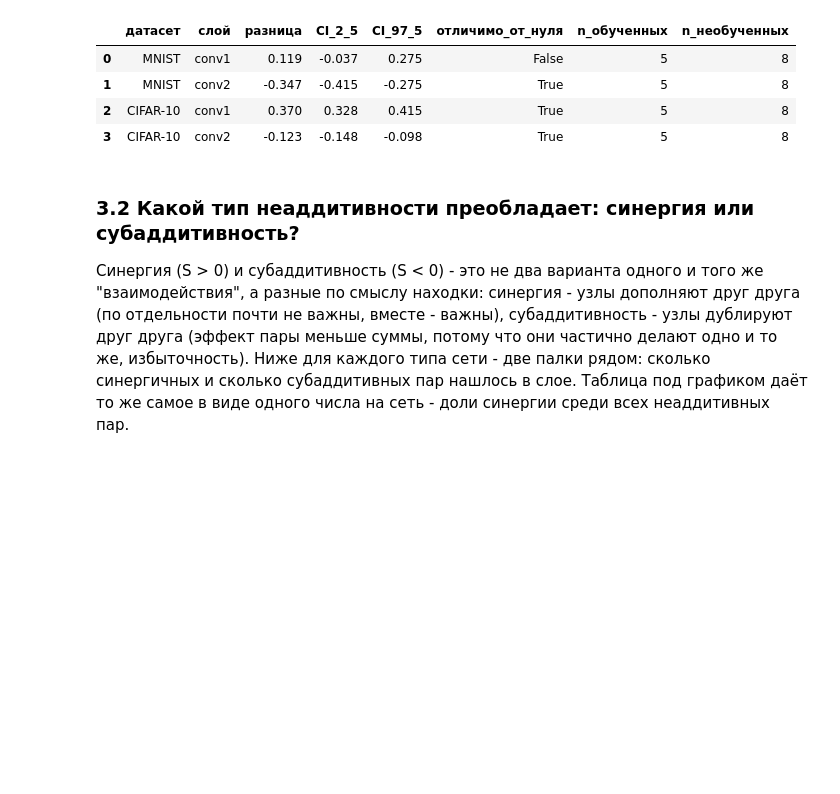
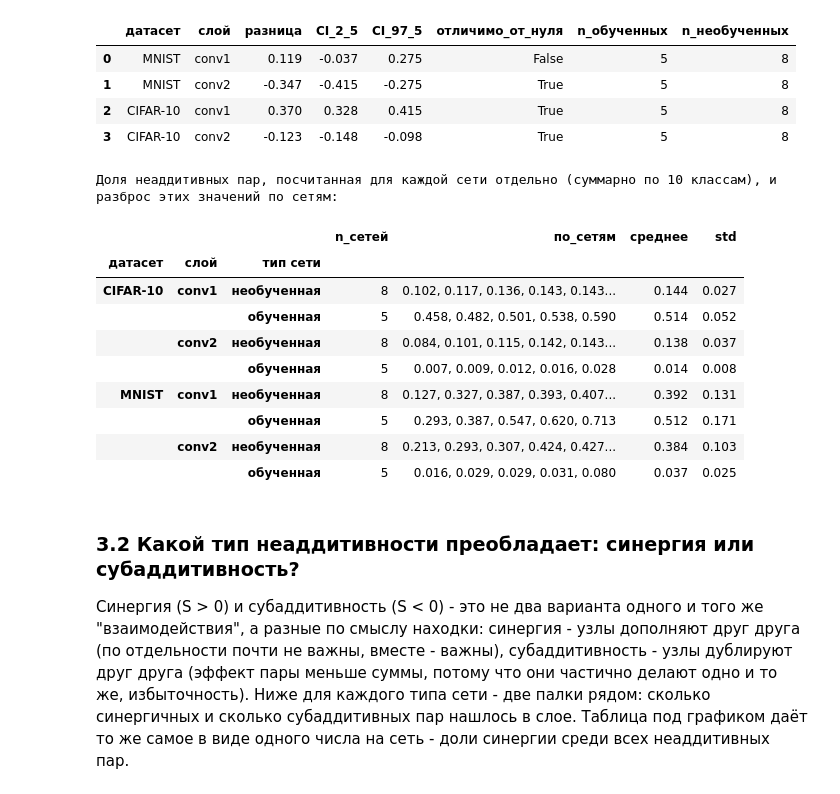
Before and after one commit to LenyOstrich/tiny_cnn_experiment, a Jupyter notebook: experiment_untrained_control.ipynb, the cells around one changed output. Drawn from its saved outputs; the diff is of its cells as text; code cells hidden in the pictures; blank space fills up the shorter version.

```diff
--- a/experiment_untrained_control.ipynb
+++ b/experiment_untrained_control.ipynb
@@ -448,6 +448,34 @@ display(CI_NONADD)
 | 1 | MNIST | conv2 | -0.347 | -0.415 | -0.275 | True | 5 | 8 |
 | 2 | CIFAR-10 | conv1 | 0.370 | 0.328 | 0.415 | True | 5 | 8 |
 | 3 | CIFAR-10 | conv2 | -0.123 | -0.148 | -0.098 | True | 5 | 8 |
+# %%
+# --- Доли ПО КАЖДОЙ СЕТИ ОТДЕЛЬНО (отдельная ячейка - чтобы вывод предыдущей
+# --- ячейки не терялся из-за нескольких print/display подряд в одном cell).
+# --- Нужны, чтобы строить доверительные интервалы на отдельные столбцы графиков,
+# --- а не только на разность между типами сетей.
+per_net_tbl = (per_net
+               .groupby(['dataset', 'layer', 'net_type'])['nonadd_share']
+               .agg(n_сетей='size',
+                    по_сетям=lambda s: ', '.join(f'{v:.3f}' for v in sorted(s)),
+                    среднее='mean',
+                    std='std'))
+per_net_tbl[['среднее', 'std']] = per_net_tbl[['среднее', 'std']].round(3)
+print('Доля неаддитивных пар, посчитанная для каждой сети отдельно '
+      '(суммарно по 10 классам), и разброс этих значений по сетям:')
+display(per_net_tbl.rename_axis(index={'dataset': 'датасет', 'layer': 'слой',
+                                       'net_type': 'тип сети'}))
+# %% [output]
+Доля неаддитивных пар, посчитанная для каждой сети отдельно (суммарно по 10 классам), и разброс этих значений по сетям:
+|  |  |  | n_сетей | по_сетям | среднее | std |
+| датасет | слой | тип сети |  |  |  |  |
+| CIFAR-10 | conv1 | необученная | 8 | 0.102, 0.117, 0.136, 0.143, 0.143... | 0.144 | 0.027 |
+|  |  | обученная | 5 | 0.458, 0.482, 0.501, 0.538, 0.590 | 0.514 | 0.052 |
+|  | conv2 | необученная | 8 | 0.084, 0.101, 0.115, 0.142, 0.143... | 0.138 | 0.037 |
+|  |  | обученная | 5 | 0.007, 0.009, 0.012, 0.016, 0.028 | 0.014 | 0.008 |
+| MNIST | conv1 | необученная | 8 | 0.127, 0.327, 0.387, 0.393, 0.407... | 0.392 | 0.131 |
+|  |  | обученная | 5 | 0.293, 0.387, 0.547, 0.620, 0.713 | 0.512 | 0.171 |
+|  | conv2 | необученная | 8 | 0.213, 0.293, 0.307, 0.424, 0.427... | 0.384 | 0.103 |
+|  |  | обученная | 5 | 0.016, 0.029, 0.029, 0.031, 0.080 | 0.037 | 0.025 |
 # %% [markdown]
 ### 3.2 Какой тип неаддитивности преобладает: синергия или субаддитивность?
 
```
Also changed, not shown: 7 other files.
